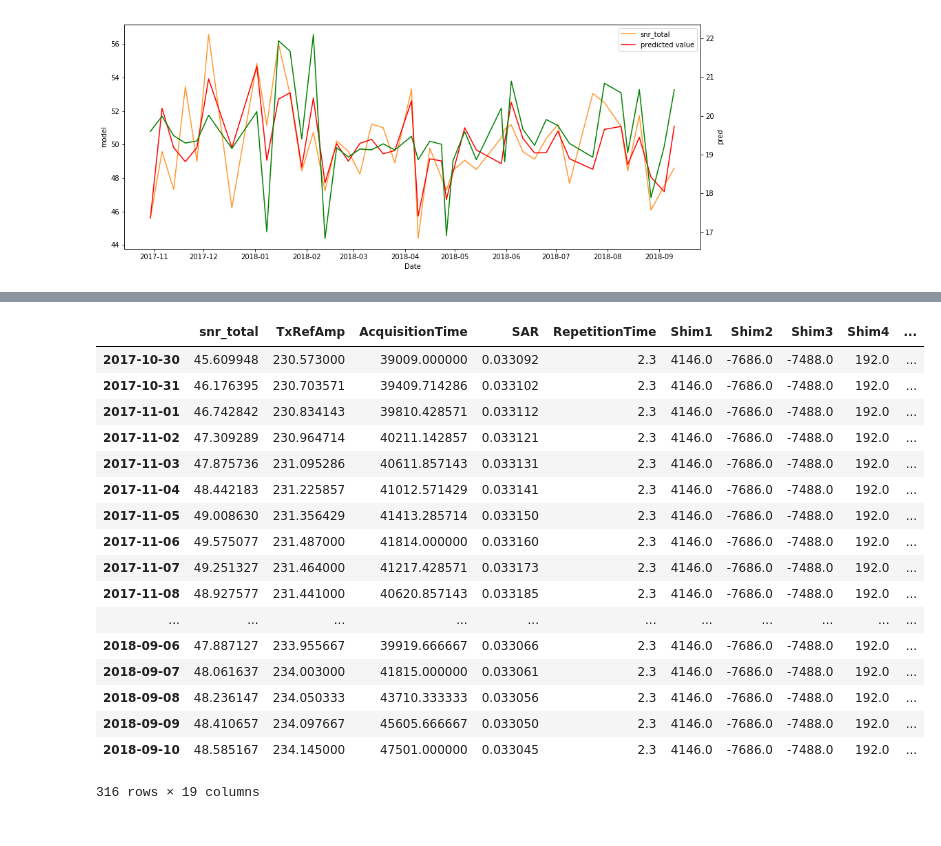
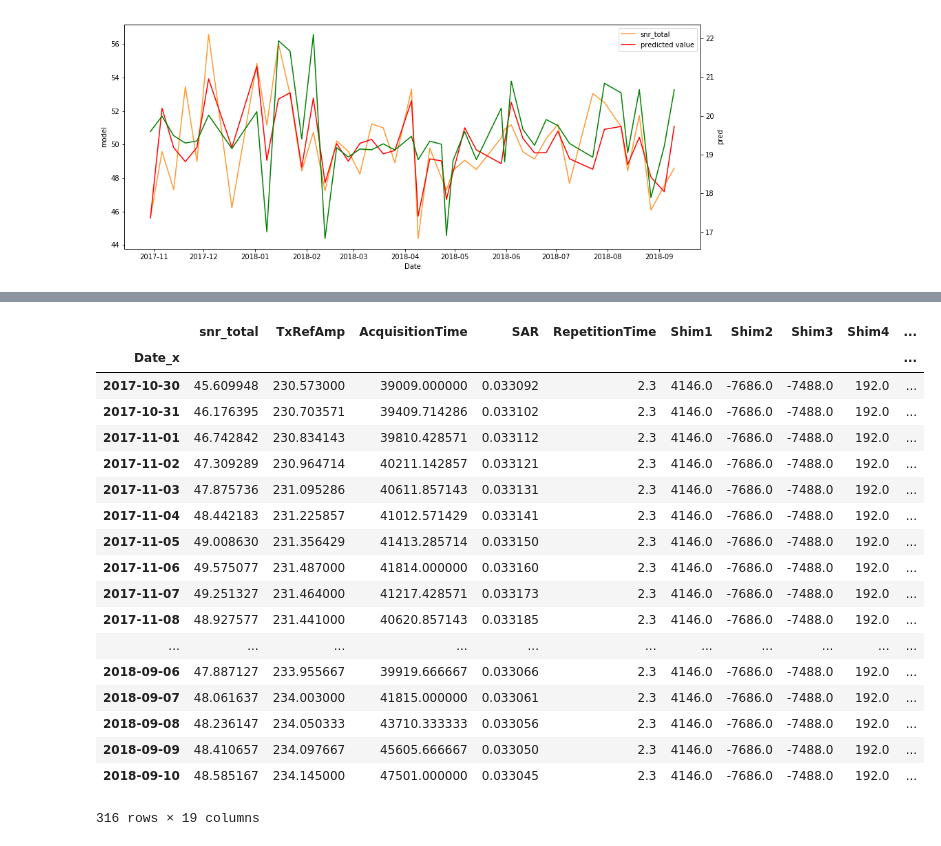
Before and after one commit to proj-nuisance/nuisance, a Jupyter notebook: ipy/nuisance.ipynb, the cells around one changed output, grey strips where cells are left out. Drawn from its saved outputs; the diff is of its cells as text; code cells hidden in the pictures.

```diff
--- a/ipy/nuisance.ipynb
+++ b/ipy/nuisance.ipynb
@@ -354,11 +339,12 @@ merged_df
 370 rows × 40 columns
 # %%
-df3['Date'] = pd.to_datetime(df3['Date'], format="%Y%m%d")
-df3.set_index('Date',inplace=True)
 df_reindexed = df3.reindex(pd.date_range(start=df3.index.min(), end=df3.index.max(), freq='1D'))
-df_reindexed.interpolate(method='time')
+df_reindexed.index.names = ['Date_x']
+interpolated_df = df_reindexed.interpolate(method='time')
+interpolated_df
 # %% [output]
 |  | snr_total | TxRefAmp | AcquisitionTime | SAR | RepetitionTime | Shim1 | Shim2 | Shim3 | Shim4 | ... |
+| Date_x |  |  |  |  |  |  |  |  |  | ... |
 | 2017-10-30 | 45.609948 | 230.573000 | 39009.000000 | 0.033092 | 2.3 | 4146.0 | -7686.0 | -7488.0 | 192.0 | ... |
 | 2017-10-31 | 46.176395 | 230.703571 | 39409.714286 | 0.033102 | 2.3 | 4146.0 | -7686.0 | -7488.0 | 192.0 | ... |
 | 2017-11-01 | 46.742842 | 230.834143 | 39810.428571 | 0.033112 | 2.3 | 4146.0 | -7686.0 | -7488.0 | 192.0 | ... |
```
Also changed, not shown: parts of 7 cells of this notebook.
